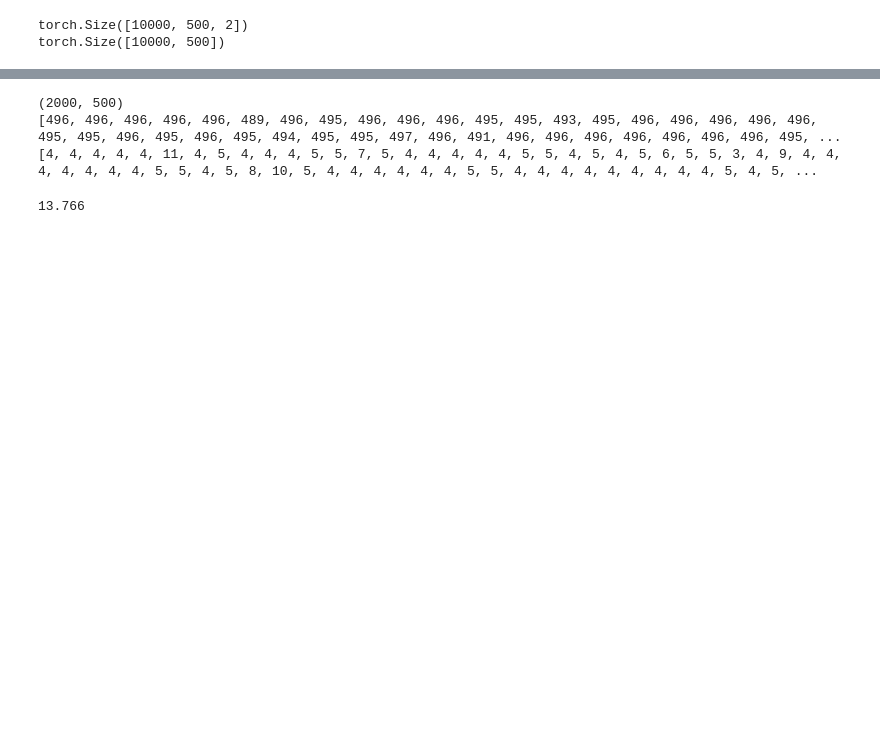
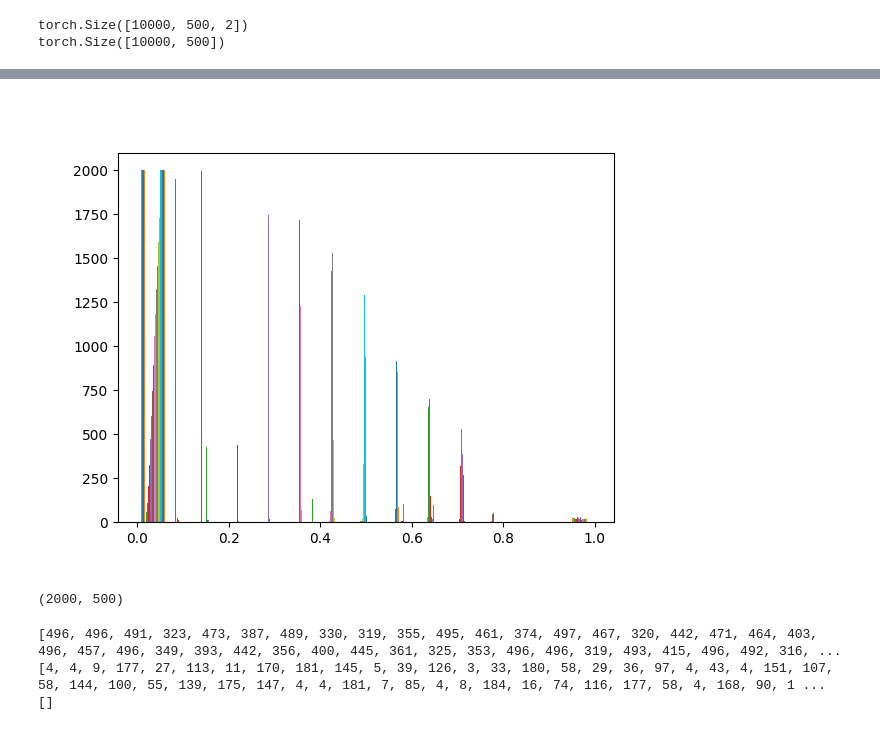
Before and after one commit to soniahasko/internship_2025, a Jupyter notebook: RNN_attempt_1.ipynb, the cells around one changed output, grey strips where cells are left out. Drawn from its saved outputs; the diff is of its cells as text; code cells hidden in the pictures; blank space fills up the shorter version.

```diff
--- a/RNN_attempt_1.ipynb
+++ b/RNN_attempt_1.ipynb
@@ -271,2 +298,3 @@ plt.show()
 # %%
-# all_labels = all_labels.cpu().numpy()
+all_labels_2 = torch.cat(all_labels).cpu().numpy()
+all_preds_2 = torch.cat(all_preds).cpu().numpy()
@@ -280,30 +311,12 @@ plt.show()
 # %%
 # visualize the distribution better
+plt.figure()
+plt.hist(all_preds_2, bins=15)
+plt.show()
+# %% [output]
+[figure, added]
 # %%
-rounded_labels_pred = np.round(all_preds)
+rounded_labels_pred = np.round(all_preds_2)
 print(rounded_labels_pred.shape)
-
-all_0 = []
-all_1 = []
-
-
-for j in range(rounded_labels_pred.shape[0]):
-    count_0 = 0
-    count_1 = 0
-    for i in rounded_labels_pred[j]:
-        if int(i) == 0: count_0 += 1
-        if int(i) == 1: count_1 += 1
-    all_0.append(count_0)
-    all_1.append(count_1)
-
-print(all_0)
-print(all_1)
 # %% [output]
 (2000, 500)
-[496, 496, 496, 496, 496, 489, 496, 495, 496, 496, 496, 495, 495, 493, 495, 496, 496, 496, 496, 496, 495, 495, 496, 495, 496, 495, 494, 495, 495, 497, 496, 491, 496, 496, 496, 496, 496, 496, 496, 495, ...
-[4, 4, 4, 4, 4, 11, 4, 5, 4, 4, 4, 5, 5, 7, 5, 4, 4, 4, 4, 4, 5, 5, 4, 5, 4, 5, 6, 5, 5, 3, 4, 9, 4, 4, 4, 4, 4, 4, 4, 5, 5, 4, 5, 8, 10, 5, 4, 4, 4, 4, 4, 4, 5, 5, 4, 4, 4, 4, 4, 4, 4, 4, 4, 5, 4, 5, ...
-# %%
-len(all_1)
-print(np.mean(all_1))
-# %% [output]
-13.766
@@ -309,0 +329,20 @@ print(np.mean(all_1))
+# %%
+for j in range(rounded_labels_pred.shape[0]):
+    count_0 = 0
+    count_1 = 0
+    for i in rounded_labels_pred[j]:
+        if int(i) == 0: count_0 += 1
+        if int(i) == 1:
+            count_1 += 1
+
+
+    all_0.append(count_0)
+    all_1.append(count_1)
+
+print(all_0)
+print(all_1)
+print(all_1_idx_pred)
+# %% [output]
+[496, 496, 491, 323, 473, 387, 489, 330, 319, 355, 495, 461, 374, 497, 467, 320, 442, 471, 464, 403, 496, 457, 496, 349, 393, 442, 356, 400, 445, 361, 325, 353, 496, 496, 319, 493, 415, 496, 492, 316, ...
+[4, 4, 9, 177, 27, 113, 11, 170, 181, 145, 5, 39, 126, 3, 33, 180, 58, 29, 36, 97, 4, 43, 4, 151, 107, 58, 144, 100, 55, 139, 175, 147, 4, 4, 181, 7, 85, 4, 8, 184, 16, 74, 116, 177, 58, 4, 168, 90, 1 ...
+[]
```
Also changed, not shown: parts of 14 cells of this notebook, 1 other file.
